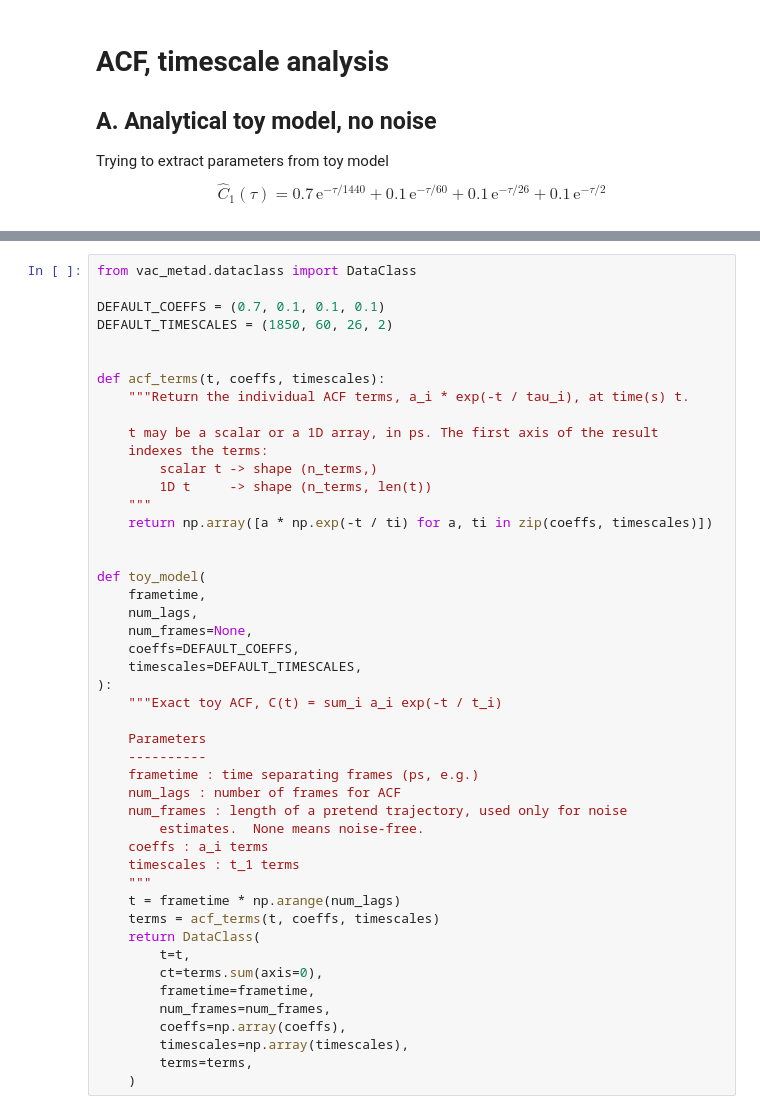
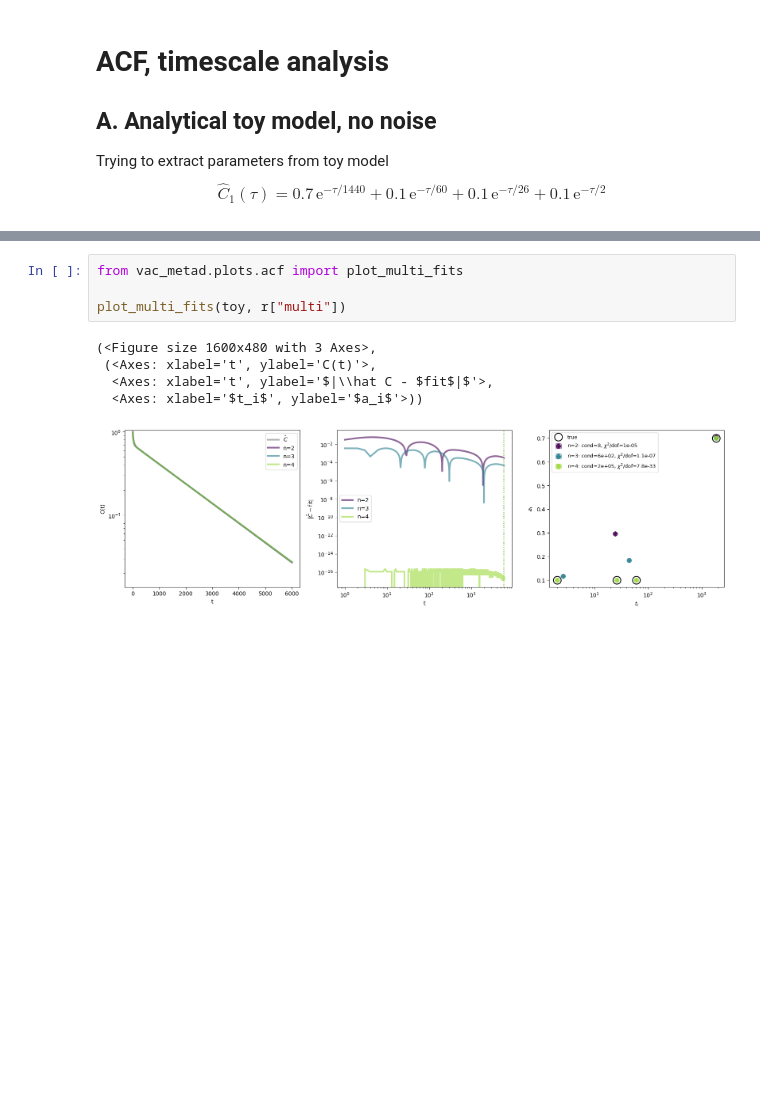
Before and after one commit to bbharland/vac-metad, a Jupyter notebook: notebooks/1.05-toy-model.ipynb, the cells around one changed output, grey strips where cells are left out. Saved outputs shown, nothing was run; the diff lists cells and outputs as text; blank space fills up the shorter version.

```diff
--- a/notebooks/1.05-toy-model.ipynb
+++ b/notebooks/1.05-toy-model.ipynb
@@ -25,47 +50,10 @@ toy = toy_model(frametime=1.0, num_frames=20_000)
-# %%
-from vac_metad.dataclass import DataClass
-
-DEFAULT_COEFFS = (0.7, 0.1, 0.1, 0.1)
-DEFAULT_TIMESCALES = (1850, 60, 26, 2)
-
-
-def acf_terms(t, coeffs, timescales):
-    """Return the individual ACF terms, a_i * exp(-t / tau_i), at time(s) t.
-
-    t may be a scalar or a 1D array, in ps. The first axis of the result
-    indexes the terms:
-        scalar t -> shape (n_terms,)
-        1D t     -> shape (n_terms, len(t))
-    """
-    return np.array([a * np.exp(-t / ti) for a, ti in zip(coeffs, timescales)])
-
-
-def toy_model(
-    frametime,
-    num_lags,
-    num_frames=None,
-    coeffs=DEFAULT_COEFFS,
-    timescales=DEFAULT_TIMESCALES,
-):
-    """Exact toy ACF, C(t) = sum_i a_i exp(-t / t_i)
-
-    Parameters
-    ----------
-    frametime : time separating frames (ps, e.g.)
-    num_lags : number of frames for ACF
-    num_frames : length of a pretend trajectory, used only for noise
-        estimates.  None means noise-free.
-    coeffs : a_i terms
-    timescales : t_1 terms
-    """
-    t = frametime * np.arange(num_lags)
-    terms = acf_terms(t, coeffs, timescales)
-    return DataClass(
-        t=t,
-        ct=terms.sum(axis=0),
-        frametime=frametime,
-        num_frames=num_frames,
-        coeffs=np.array(coeffs),
-        timescales=np.array(timescales),
-        terms=terms,
-    )
+# %%
+from vac_metad.plots.acf import plot_multi_fits
+
+plot_multi_fits(toy, r["multi"])
+# %% [output]
+(<Figure size 1600x480 with 3 Axes>,
+ (<Axes: xlabel='t', ylabel='C(t)'>,
+  <Axes: xlabel='t', ylabel='$|\\hat C - $fit$|$'>,
+  <Axes: xlabel='$t_i$', ylabel='$a_i$'>))
+[figure, added]
```
Also changed, not shown: parts of 1 cell of this notebook.
